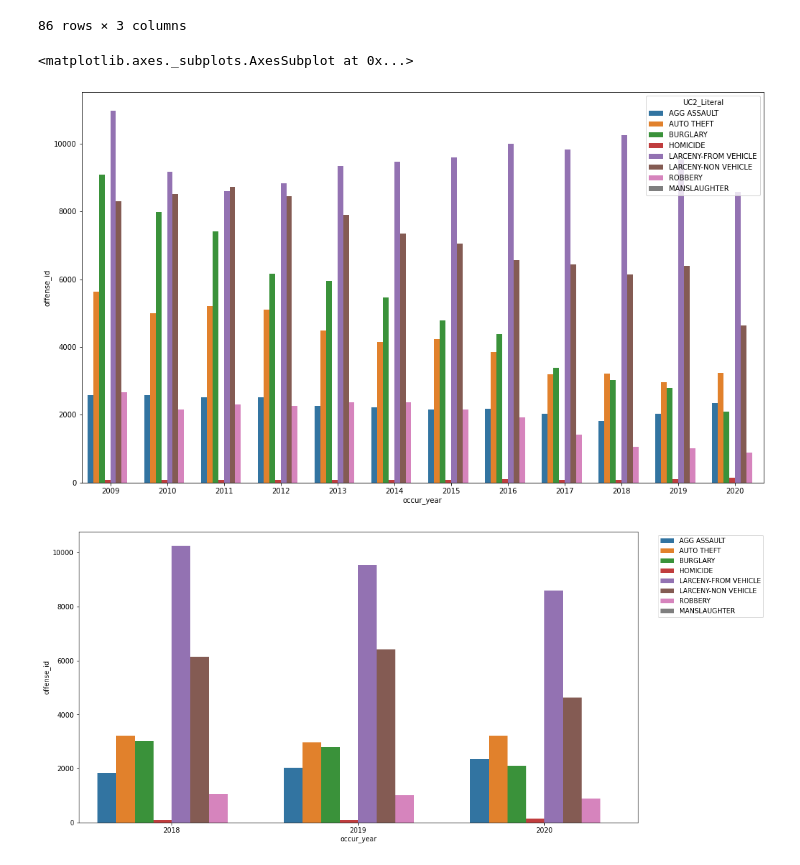
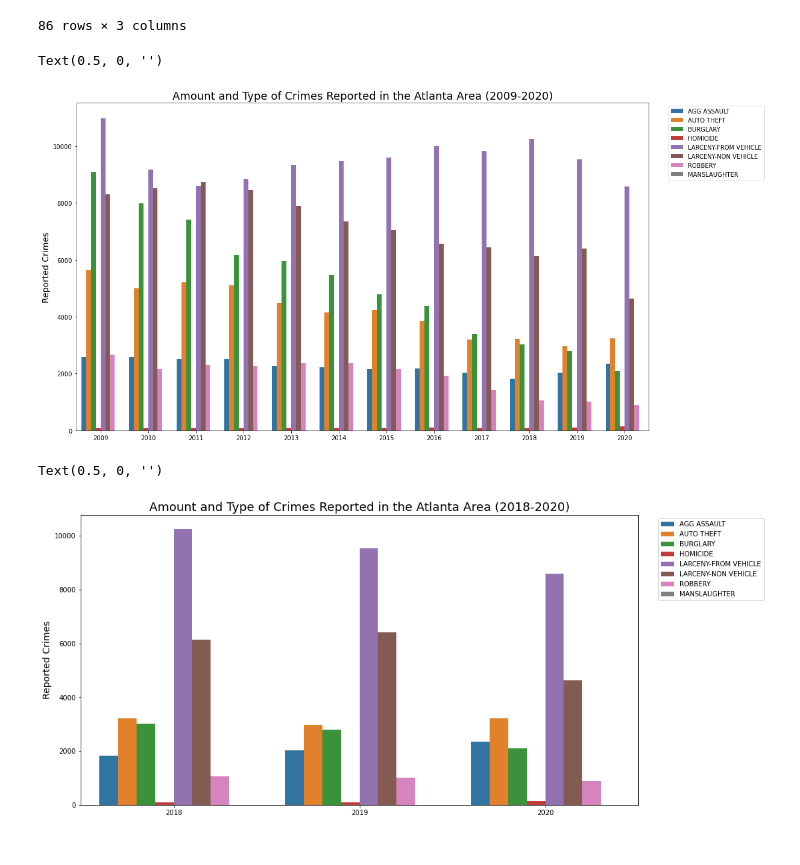
Before and after one commit to cayelsie/Crime-trends-in-Atlanta, a Jupyter notebook: Kelly/Kelly_crime_data.ipynb, the cells around one changed output. Cells and saved outputs as stored; diff of their text form; code cells hidden in the pictures.

```diff
--- a/Kelly/Kelly_crime_data.ipynb
+++ b/Kelly/Kelly_crime_data.ipynb
@@ -456,15 +465,22 @@ year_offense_two_df
 # %%
 #Plot all years and types of crimes - will be very large
 
 #Set figure size with MatPlotlib
 plt.figure(figsize=(17,10))
 #Plot with seaborn
 sns.barplot(x = 'occur_year', y = 'offense_id', hue = 'UC2_Literal', data = year_offense_two_df)
 
+#Move legend
+plt.legend(bbox_to_anchor= (1.03, 1) );
+
+#Add title and labels for each axis and set font size.
+plt.title("Amount and Type of Crimes Reported in the Atlanta Area (2009-2020)", fontsize = (18))
+plt.ylabel("Reported Crimes", fontsize = (14))
+plt.xlabel("")
 #All crime type headings are now consolidated!
 # %% [output]
-<matplotlib.axes._subplots.AxesSubplot at 0x...>
+Text(0.5, 0, '')
-[figure, old version]
+[figure, new version]
 # %%
 #Select 2018 - 2020 for closer analysis of above
 three_years_type_two = year_offense_two_df.loc[(year_offense_two_df["occur_year"]==2018) |(year_offense_two_df["occur_year"]==2019)|(year_offense_two_df["occur_year"]==2020)]
@@ -481,6 +497,11 @@ sns.barplot(x = 'occur_year', y = 'offense_id', hue = 'UC2_Literal', data = thre
 #Move the legend off of the plot to stop it from blocking data
 plt.legend(bbox_to_anchor= (1.03, 1) );
 
-#Looks much better, but not particularly interesting - burglary has gone down in 2020.
+#Add title and labels for each axis and set font size.
+plt.title("Amount and Type of Crimes Reported in the Atlanta Area (2018-2020)", fontsize = (18))
+plt.ylabel("Reported Crimes", fontsize = (14))
+plt.xlabel("")
+#Looks much better, but not particularly interesting - burglary has gone down in 2020 - maybe due to more folks at home.
 # %% [output]
+Text(0.5, 0, '')
-[figure, old version]
+[figure, new version]
```
Also changed, not shown: parts of 4 cells of this notebook.
